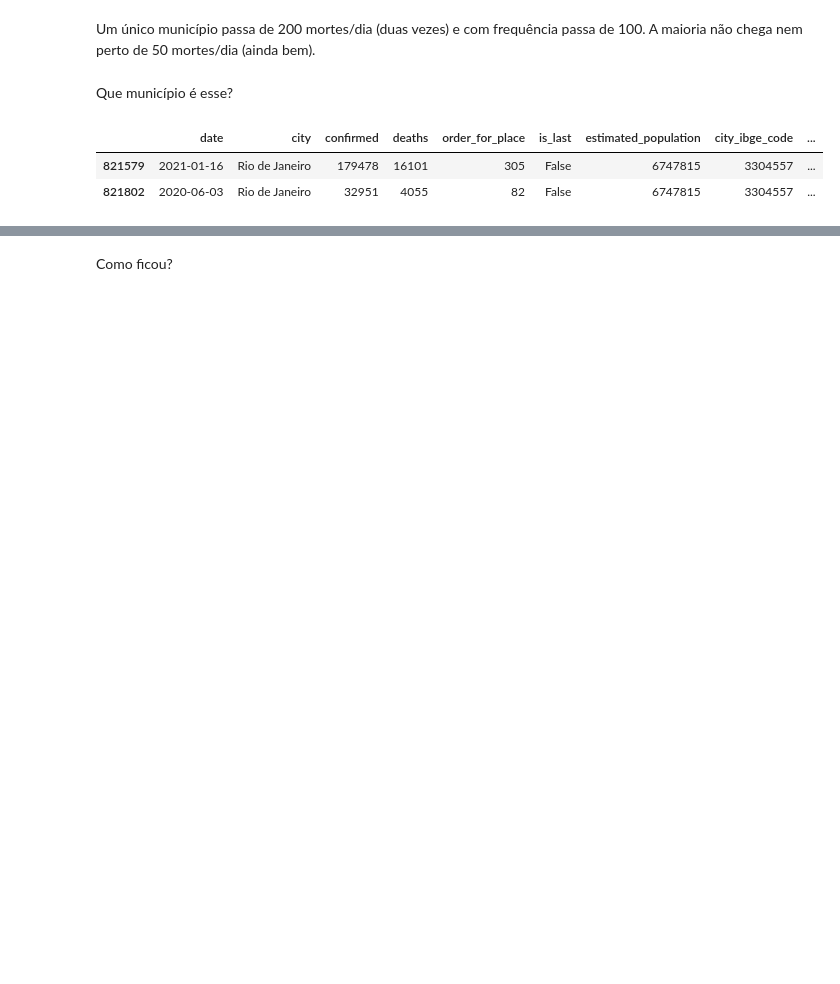
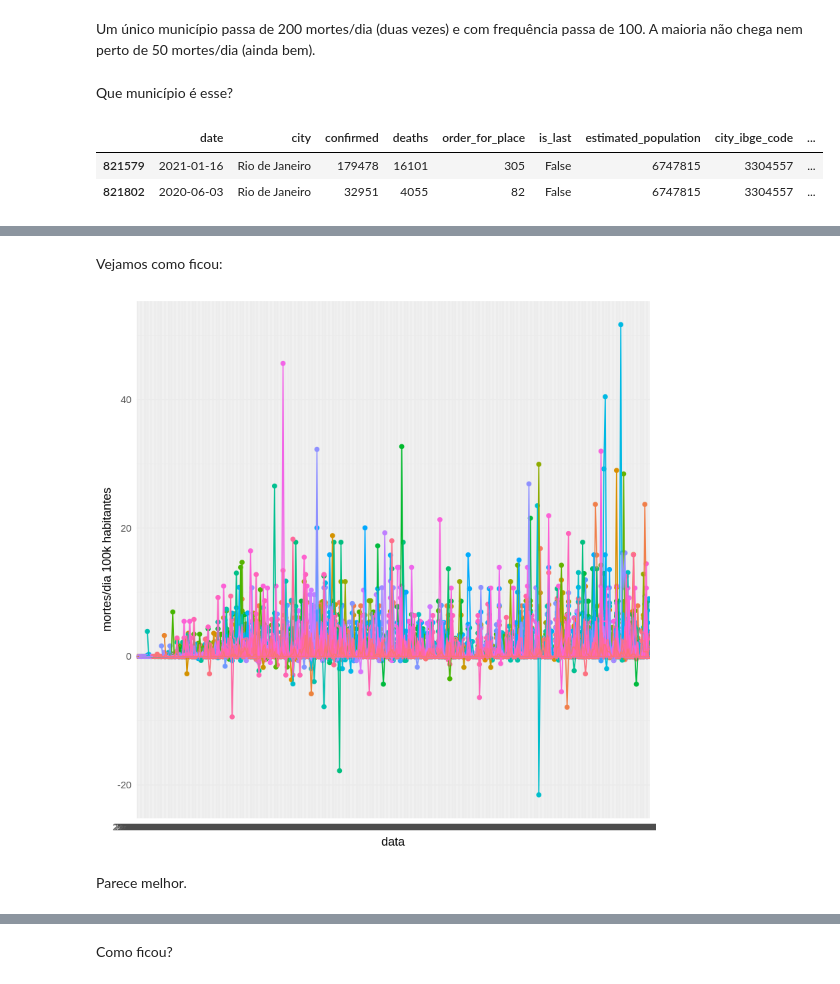
Before and after one commit to castroantonio/R-covid-exploratory-analysis-Brasil.io, a Jupyter notebook: analise_exploratoria.ipynb, the cells around one changed output, grey strips where cells are left out. Drawn from its saved outputs; the diff is of its cells as text; code cells hidden in the pictures; blank space fills up the shorter version.

```diff
--- a/analise_exploratoria.ipynb
+++ b/analise_exploratoria.ipynb
@@ -399,2 +402,0 @@ dados[dados$deaths_day > 200,]
-# %%
-dados$deaths_day_per_1k_inhabitants <- 1000 * dados$deaths_day / dados$estimated_population
@@ -414,0 +406,14 @@ ggplot(dados, aes(x=date, y=deaths_day_per_1k_inhabitants, group=city)) +
+# %%
+dados$deaths_day_per_100k_inhabitants <- 100000 * dados$deaths_day / dados$estimated_population
+# %% [markdown]
+<p>Vejamos como ficou:</p>
+# %%
+ggplot(dados, aes(x=date, y=deaths_day_per_100k_inhabitants, group=city)) +
+  geom_point(aes(color=city), show.legend = FALSE) +
+  geom_line(aes(color=city), show.legend = FALSE) +
+  labs(x = "data", y = "mortes/dia 100k habitantes") +
+  theme_minimal()
+# %% [output]
+[figure, added]
+# %% [markdown]
+<p>Parece melhor.</p>
```
Also changed, not shown: parts of 38 cells of this notebook.
